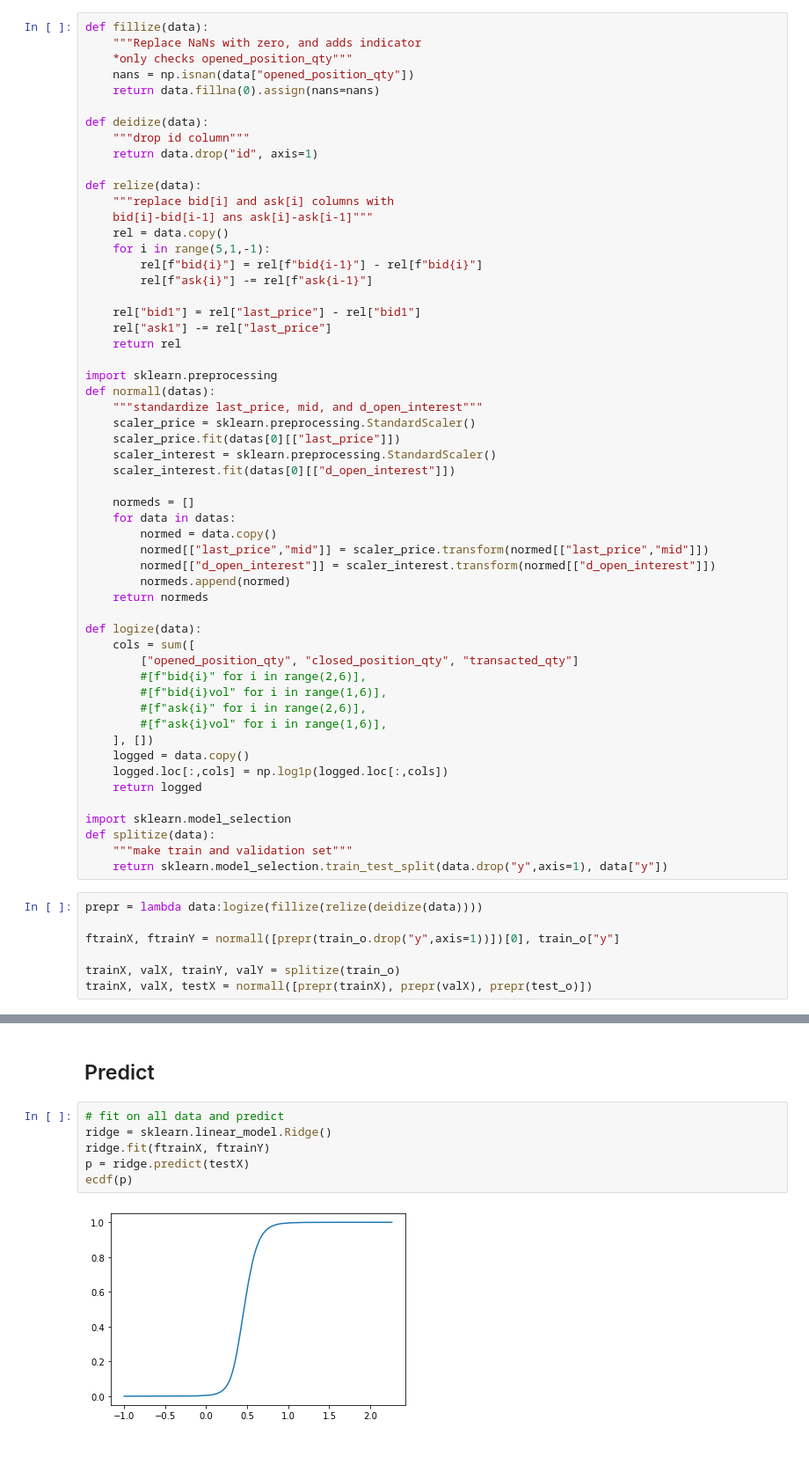
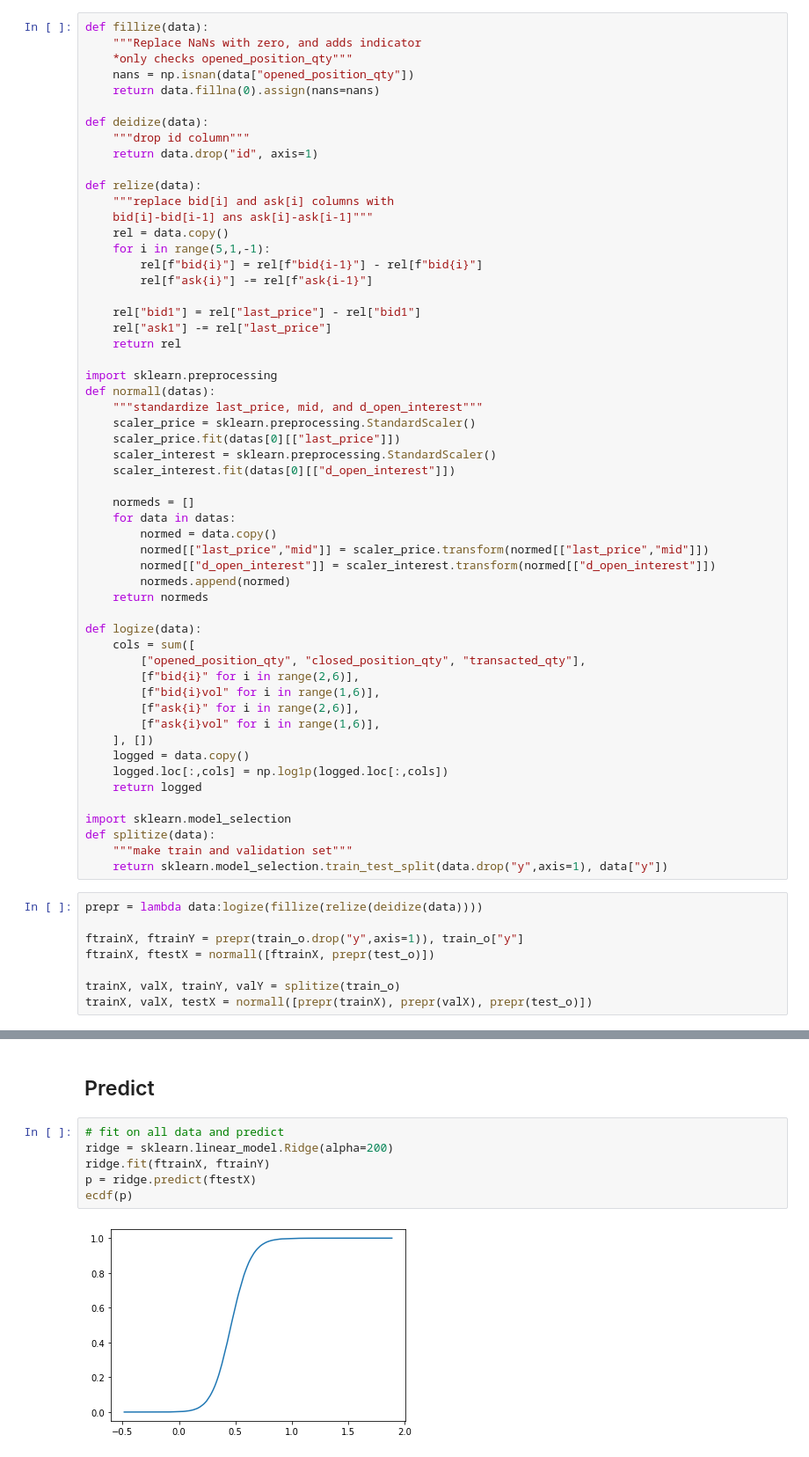
Before and after one commit to kyle-weng/Price-Prediction, a Jupyter notebook: linear.ipynb, the cells around one changed output, grey strips where cells are left out. Shown at 88% size. Saved outputs shown, nothing was run; the diff lists cells and outputs as text.

```diff
--- a/linear.ipynb
+++ b/linear.ipynb
@@ -63,11 +63,11 @@ def normall(datas):
 
 def logize(data):
     cols = sum([
-        ["opened_position_qty", "closed_position_qty", "transacted_qty"]
-        #[f"bid{i}" for i in range(2,6)],
-        #[f"bid{i}vol" for i in range(1,6)],
-        #[f"ask{i}" for i in range(2,6)],
-        #[f"ask{i}vol" for i in range(1,6)],
+        ["opened_position_qty", "closed_position_qty", "transacted_qty"],
+        [f"bid{i}" for i in range(2,6)],
+        [f"bid{i}vol" for i in range(1,6)],
+        [f"ask{i}" for i in range(2,6)],
+        [f"ask{i}vol" for i in range(1,6)],
     ], [])
     logged = data.copy()
     logged.loc[:,cols] = np.log1p(logged.loc[:,cols])
@@ -80,7 +80,8 @@ def splitize(data):
 # %%
 prepr = lambda data:logize(fillize(relize(deidize(data))))
 
-ftrainX, ftrainY = normall([prepr(train_o.drop("y",axis=1))])[0], train_o["y"]
+ftrainX, ftrainY = prepr(train_o.drop("y",axis=1)), train_o["y"]
+ftrainX, ftestX = normall([ftrainX, prepr(test_o)])
 
 trainX, valX, trainY, valY = splitize(train_o)
 trainX, valX, testX = normall([prepr(trainX), prepr(valX), prepr(test_o)])
@@ -110,12 +139,12 @@ sklearn.metrics.roc_auc_score(valY, p)
 ## Predict
 # %%
 # fit on all data and predict
-ridge = sklearn.linear_model.Ridge()
+ridge = sklearn.linear_model.Ridge(alpha=200)
 ridge.fit(ftrainX, ftrainY)
-p = ridge.predict(testX)
+p = ridge.predict(ftestX)
 ecdf(p)
 # %% [output]
-[figure, old version]
+[figure, new version]
 # %%
 # final output requires values in [0,1]
 pscale = (p - np.min(p)) / (np.max(p)-np.min(p))
```
Also changed, not shown: parts of 5 cells of this notebook.
